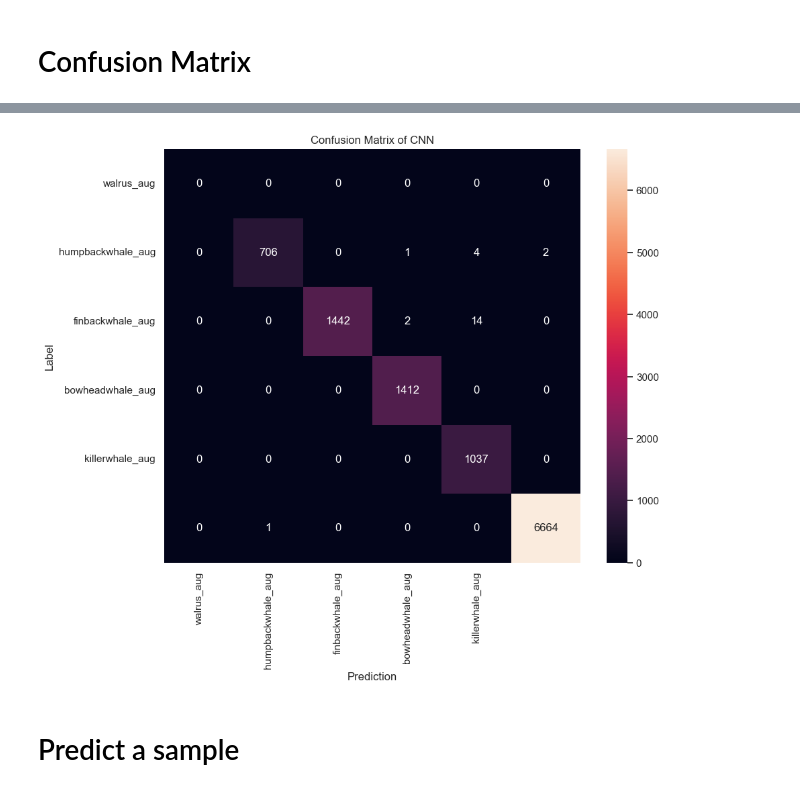
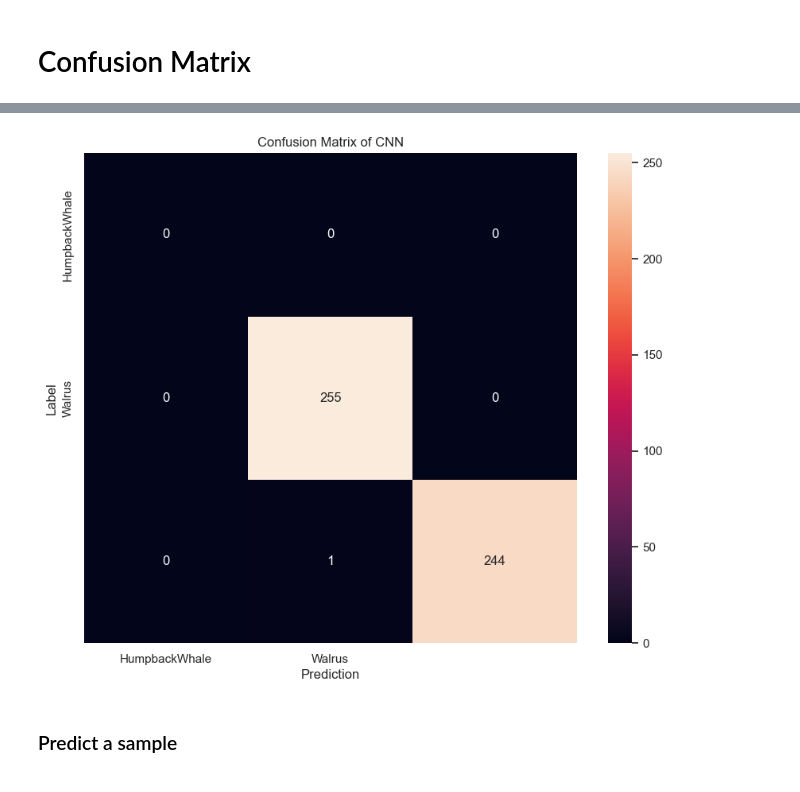
Before and after one commit to SeanTedesco/marine-mammal-call-classification, a Jupyter notebook: step3-cnn-modelling/cnn_marine_acoustics.ipynb, the cells around one changed output, grey strips where cells are left out. Drawn from its saved outputs; the diff is of its cells as text; code cells hidden in the pictures.

```diff
--- a/step3-cnn-modelling/cnn_marine_acoustics.ipynb
+++ b/step3-cnn-modelling/cnn_marine_acoustics.ipynb
@@ -0,0 +3,2 @@
+# %%
+mfccs_json_path = "../mfccs_cnn_humpbackwhale_walrus.json"
@@ -51,0 +47,3 @@ data['mapping']
+# %%
+X, y, L = cal.load_cnn_json(mfccs_json_path)
+print(f"mapping the marine mammals: {L}")
@@ -75,5 +59,4 @@ def prepare_datasets(X, y2, test_size, validation_size):
 # %%
 # create train, validation and test sets
-
-X_train, X_validation, X_test, y_train, y_validation, y_test = prepare_datasets(X, y, 0.25, 0.2) # test size, vailidation size
+X_train, X_validation, X_test, y_train, y_validation, y_test = cal.prepare_datasets(X, y, 0.25, 0.2) # test size, vailidation size
 # %% [markdown]
@@ -143,7 +64,6 @@ def build_model(input_shape):
 # %%
-# build the cnn net
 input_shape = (X_train.shape[1], X_train.shape[2], X_train.shape[3])
-model = build_model(input_shape)
+model = cal.build_model(input_shape)
 # %% [output]
 Model: "sequential"
 _________________________________________________________________
@@ -243,14 +161,14 @@ print(ypred_array)
 # %%
 confusion_mtx = tf.math.confusion_matrix(y_test, ypred_array)
 plt.figure(figsize=(10, 8))
-sns.heatmap(confusion_mtx, xticklabels=data['mapping'], yticklabels=data['mapping'],
+sns.heatmap(confusion_mtx, xticklabels=L, yticklabels=L,
             annot=True, fmt='g')
 plt.xlabel('Prediction')
 plt.ylabel('Label')
 plt.title("Confusion Matrix of CNN")
 plt.savefig('/Users/seantedesco/Documents/marine-mammal-call-classification/finalCFcnn.png', bbox_inches='tight')
 plt.show();
 # %% [output]
-[figure, old version]
+[figure, new version]
 # %% [markdown]
-# Predict a sample
+### Predict a sample
```
Also changed, not shown: parts of 26 cells of this notebook, 1 other file.
